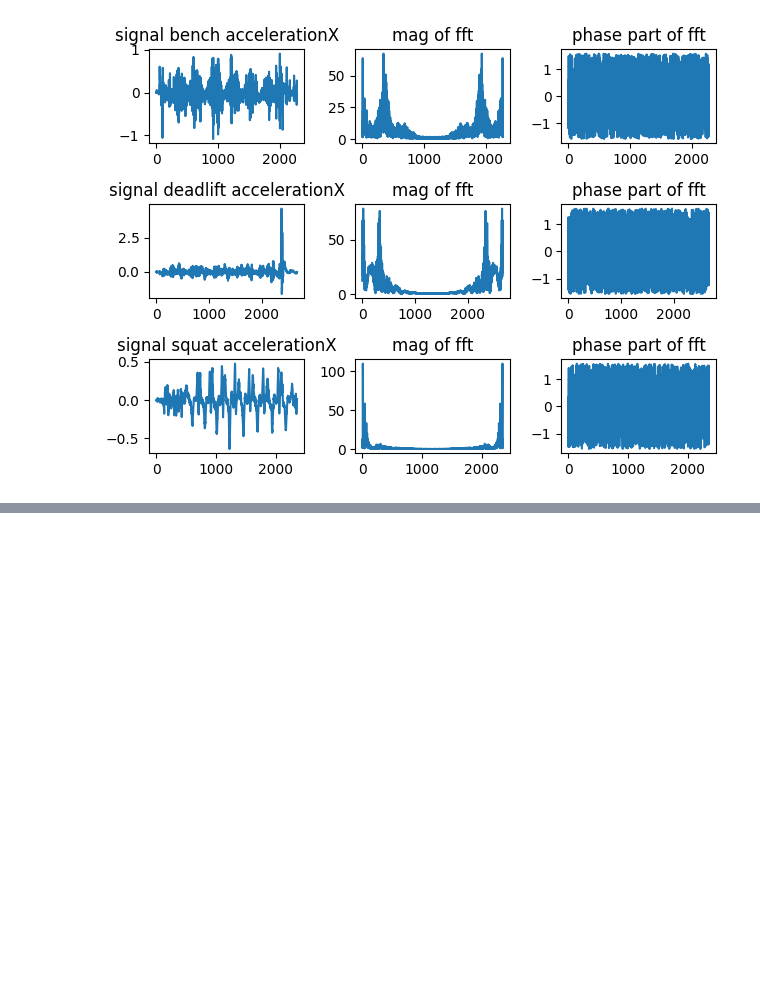
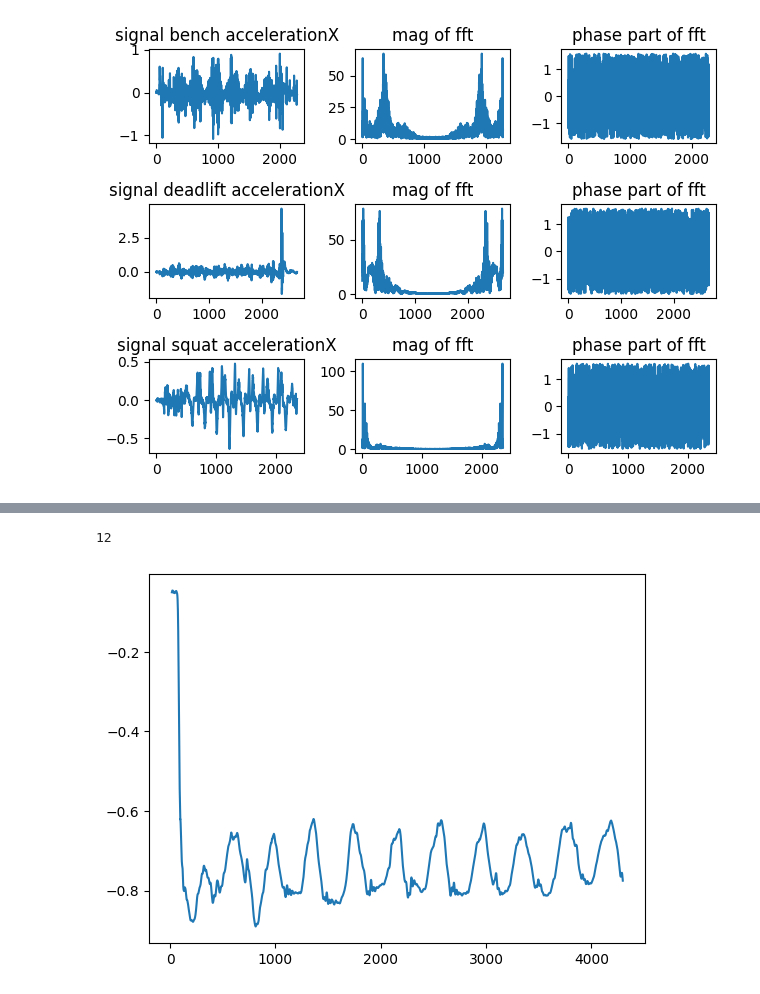
Before and after one commit to NealC17/senior_design, a Jupyter notebook: real_data.ipynb, the cells around one changed output, grey strips where cells are left out. Drawn from its saved outputs; the diff is of its cells as text; code cells hidden in the pictures; blank space fills up the shorter version.

```diff
--- a/real_data.ipynb
+++ b/real_data.ipynb
@@ -257,0 +269,15 @@ plot_all_data(bench, 'rotationRateX')
+# %%
+def count_reps(count):
+    count = count.dropna()
+    count = count.to_numpy()
+    count -= np.mean(count)
+    t = (np.where(count > 0, 0, 1))
+    b = t[1:] - t[:-1]
+    return np.sum(b[b==1])
+# %%
+a = squat[1]['gravityX']
+plt.plot(a)
+count_reps(a)
+# %% [output]
+12
+[figure, added]
```
Also changed, not shown: parts of 12 cells of this notebook, 42 other files.
